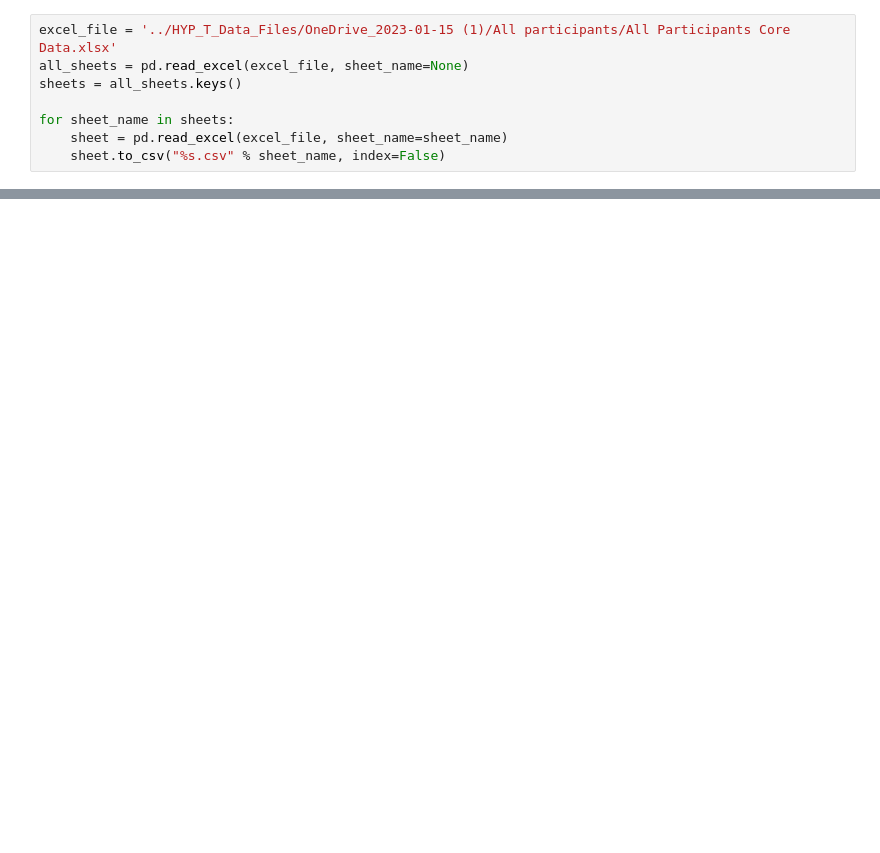
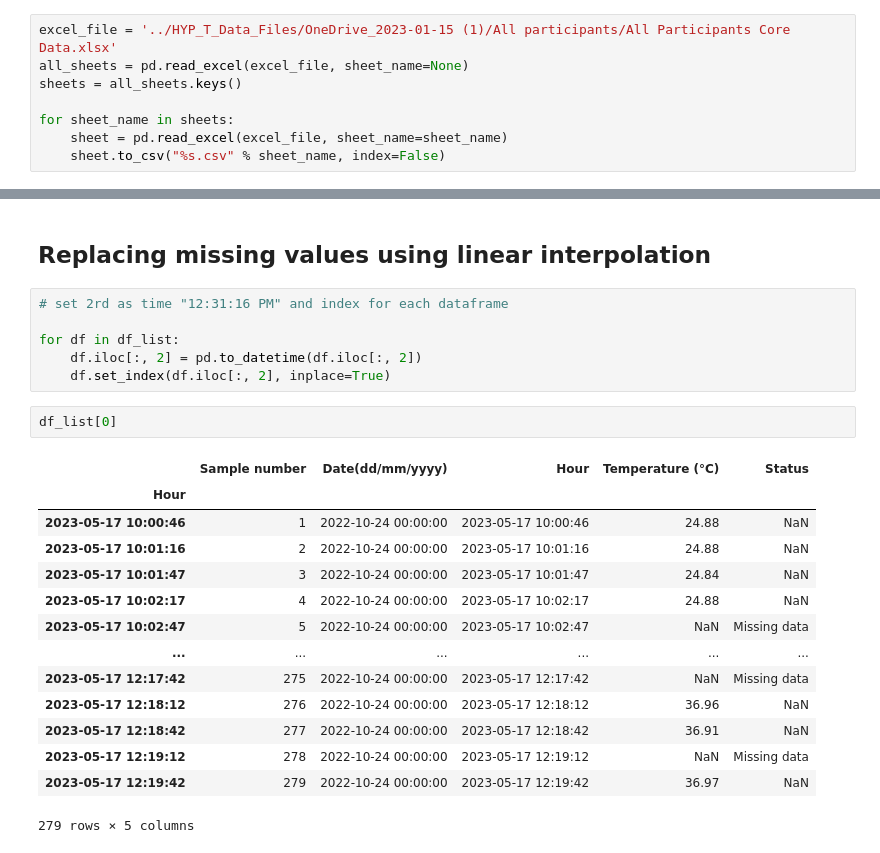
Before and after one commit to manaspalaparthi/Hyper_t, a Jupyter notebook: notebooks/core_pill_EDA.ipynb, the cells around one changed output, grey strips where cells are left out. Cells and saved outputs as stored; diff of their text form; blank space fills up the shorter version.

```diff
--- a/notebooks/core_pill_EDA.ipynb
+++ b/notebooks/core_pill_EDA.ipynb
@@ -42,0 +91,25 @@ WARNING conda.gateways.disk.delete:unlink_or_rename_to_trash(139): Could not rem
+# %% [markdown]
+## Replacing missing values using linear interpolation
+# %%
+# set 2rd as time "12:31:16 PM" and index for each dataframe
+
+for df in df_list:
+    df.iloc[:, 2] = pd.to_datetime(df.iloc[:, 2])
+    df.set_index(df.iloc[:, 2], inplace=True)
+# %%
+df_list[0]
+# %% [output]
+|  | Sample number | Date(dd/mm/yyyy) | Hour | Temperature (°C) | Status |
+| Hour |  |  |  |  |  |
+| 2023-05-17 10:00:46 | 1 | 2022-10-24 00:00:00 | 2023-05-17 10:00:46 | 24.88 | NaN |
+| 2023-05-17 10:01:16 | 2 | 2022-10-24 00:00:00 | 2023-05-17 10:01:16 | 24.88 | NaN |
+| 2023-05-17 10:01:47 | 3 | 2022-10-24 00:00:00 | 2023-05-17 10:01:47 | 24.84 | NaN |
+| 2023-05-17 10:02:17 | 4 | 2022-10-24 00:00:00 | 2023-05-17 10:02:17 | 24.88 | NaN |
+| 2023-05-17 10:02:47 | 5 | 2022-10-24 00:00:00 | 2023-05-17 10:02:47 | NaN | Missing data |
+| ... | ... | ... | ... | ... | ... |
+| 2023-05-17 12:17:42 | 275 | 2022-10-24 00:00:00 | 2023-05-17 12:17:42 | NaN | Missing data |
+| 2023-05-17 12:18:12 | 276 | 2022-10-24 00:00:00 | 2023-05-17 12:18:12 | 36.96 | NaN |
+| 2023-05-17 12:18:42 | 277 | 2022-10-24 00:00:00 | 2023-05-17 12:18:42 | 36.91 | NaN |
+| 2023-05-17 12:19:12 | 278 | 2022-10-24 00:00:00 | 2023-05-17 12:19:12 | NaN | Missing data |
+| 2023-05-17 12:19:42 | 279 | 2022-10-24 00:00:00 | 2023-05-17 12:19:42 | 36.97 | NaN |
+279 rows × 5 columns
```
Also changed, not shown: parts of 14 cells of this notebook, 3 other files.
